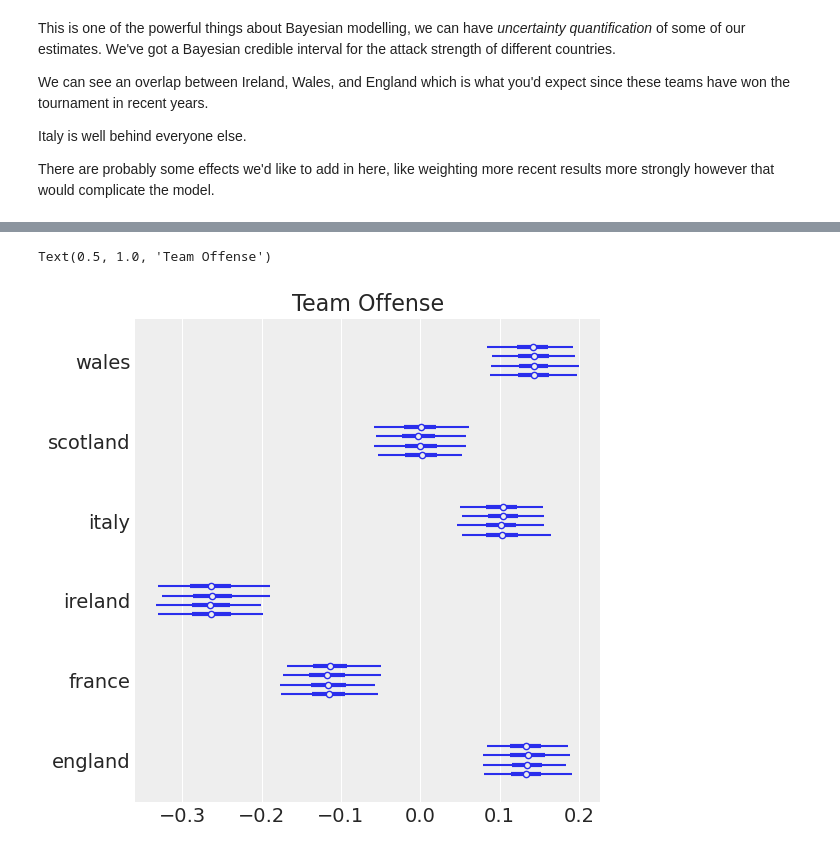
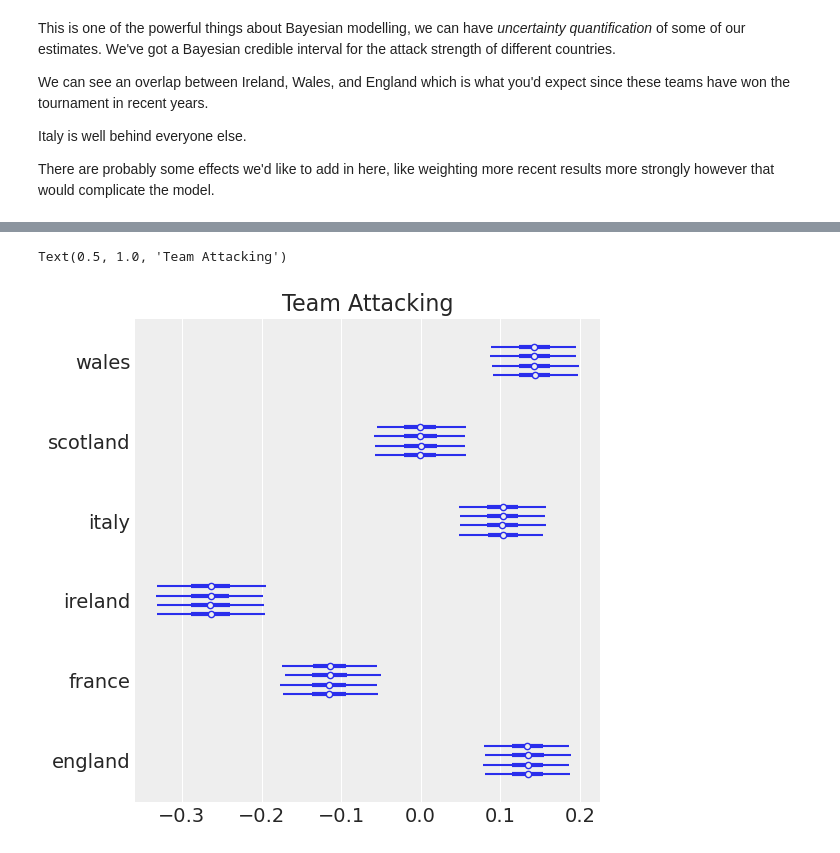
Before and after one commit to Graphight/Learning, a Jupyter notebook: ML-PyMC/tutorial.ipynb, the cells around one changed output, grey strips where cells are left out. Drawn from its saved outputs; the diff is of its cells as text; code cells hidden in the pictures.

```diff
--- a/ML-PyMC/tutorial.ipynb
+++ b/ML-PyMC/tutorial.ipynb
@@ -278,7 +285,7 @@ with pm.Model(coords=coords) as model:
         observed=df_all["away_score"],
         dims=("match"),
     )
-    trace = pm.sample(1000, tune=1000, cores=4, return_inferencedata=True, target_accept=0.85)
+    trace = pm.sample(10_000, tune=10_000, cores=4, return_inferencedata=True, target_accept=0.85)
 # %% [output]
 Auto-assigning NUTS sampler...
 Initializing NUTS using jitter+adapt_diag...
@@ -392,10 +458,10 @@ There are probably some effects we'd like to add in here, like weighting more re
 # %%
 ax = az.plot_forest(trace, var_names=["atts"])
 ax[0].set_yticklabels(teams)
-ax[0].set_title("Team Offense")
+ax[0].set_title("Team Attacking")
 # %% [output]
-Text(0.5, 1.0, 'Team Offense')
+Text(0.5, 1.0, 'Team Attacking')
-[figure, old version]
+[figure, new version]
 # %%
 ax = az.plot_forest(trace, var_names=["defs"])
 ax[0].set_yticklabels(teams)
```
Also changed, not shown: parts of 30 cells of this notebook.
